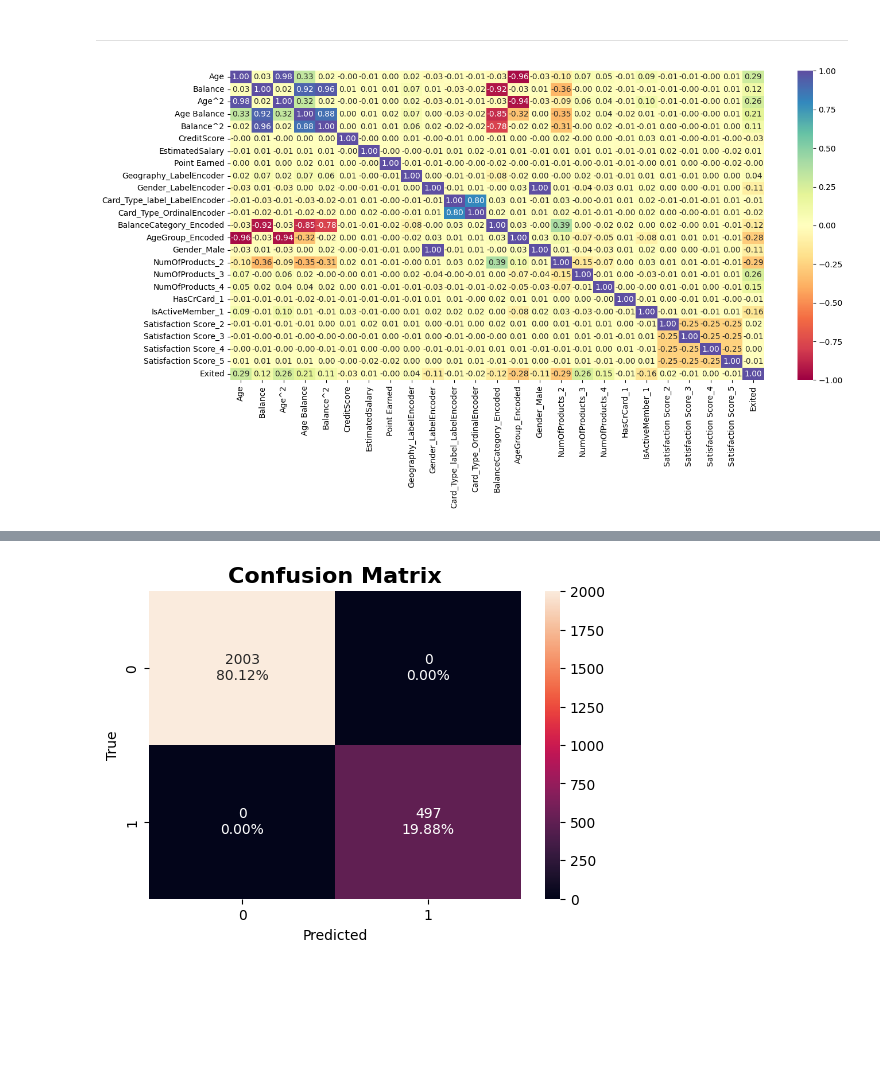
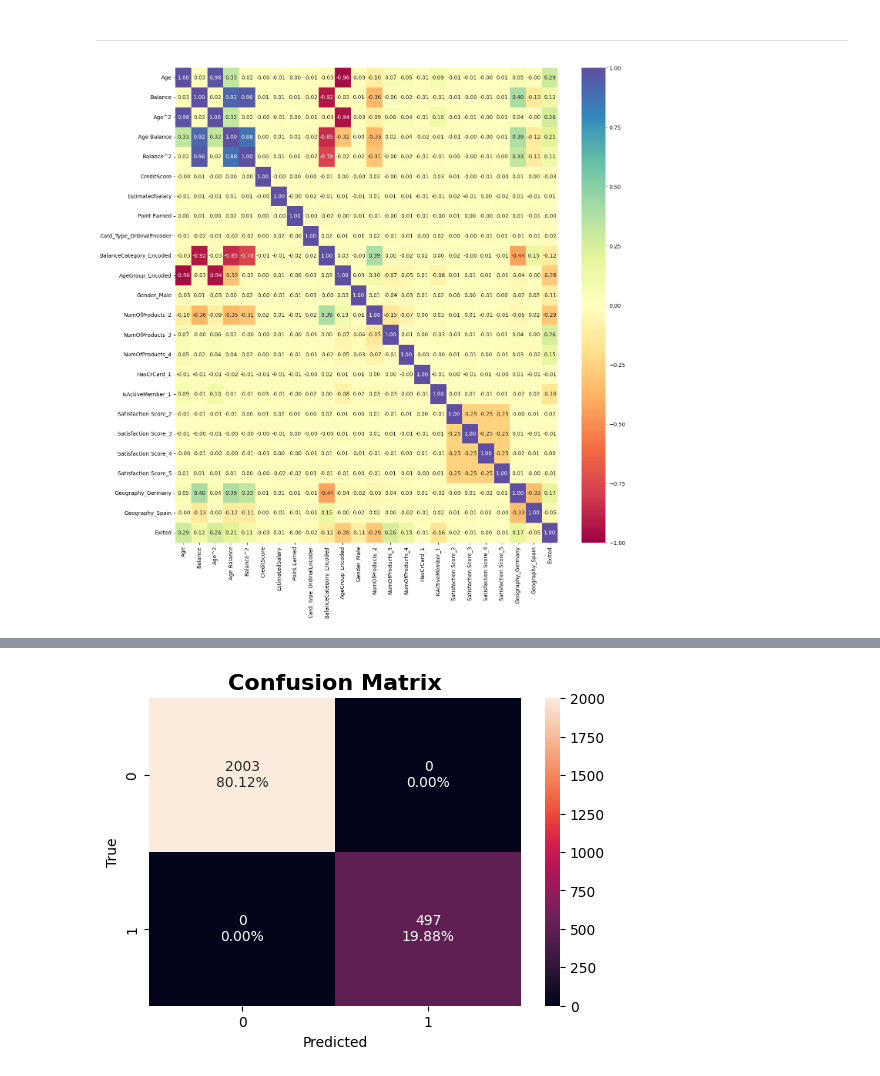
Before and after one commit to rvanguita/bank_customer_churn, a Jupyter notebook: main.ipynb, the cells around one changed output, grey strips where cells are left out. Cells and saved outputs as stored; diff of their text form; code cells hidden in the pictures; blank space fills up the shorter version.

```diff
--- a/main.ipynb
+++ b/main.ipynb
@@ -288,9 +288,9 @@ df_feature[feature_standard] = scaler.fit_transform(df[feature_standard])
 # %%
 label_encoder = LabelEncoder()
 # %%
-df_feature['Geography_LabelEncoder'] = label_encoder.fit_transform(df['Geography'])
-df_feature['Gender_LabelEncoder'] = label_encoder.fit_transform(df['Gender'])
-df_feature['Card_Type_label_LabelEncoder'] = label_encoder.fit_transform(df['Card Type'])
+# df_feature['Geography_LabelEncoder'] = label_encoder.fit_transform(df['Geography'])
+# df_feature['Gender_LabelEncoder'] = label_encoder.fit_transform(df['Gender'])
+# df_feature['Card_Type_label_LabelEncoder'] = label_encoder.fit_transform(df['Card Type'])
 # %% [markdown]
 ---
 # %% [markdown]
@@ -311,8 +311,7 @@ df_feature['AgeGroup_Encoded'] = ordinal_encoder.fit_transform(df_feature[['AgeG
 # %%
 onehotenconder = OneHotEncoder(drop='first', sparse_output=False)
 # %%
-features_OneHotEncoder = ['Gender','NumOfProducts', 'HasCrCard', 'IsActiveMember', 'Satisfaction Score']
-# features_OneHotEncoder = ['Geography', 'Card Type']
+features_OneHotEncoder = ['Gender','NumOfProducts', 'HasCrCard', 'IsActiveMember', 'Satisfaction Score', 'Geography']
 # %%
 # one_hot_encoded = onehotenconder.fit_transform(df[features_OneHotEncoder])
 ohe_transformed = pd.DataFrame(onehotenconder.fit_transform(df[features_OneHotEncoder]),
@@ -326,10 +324,10 @@ features_drop = ['AgeGroup', 'BalanceCategory']
 # %%
 df_corr = df_feature.drop(features_drop, axis=1)
 df_corr = pd.concat([df_corr, df['Exited']], axis=1)
 
-plt.figure(figsize=(15, 7))
+plt.figure(figsize=(16, 16))
 sns.heatmap(df_corr.corr(), annot=True, vmin=-1, vmax=1, fmt=".2f", cmap="Spectral")
 plt.show()
 # %% [output]
-[figure, old version]
+[figure, new version]
 # %%
```
Also changed, not shown: parts of 11 cells of this notebook, 4 other files.
